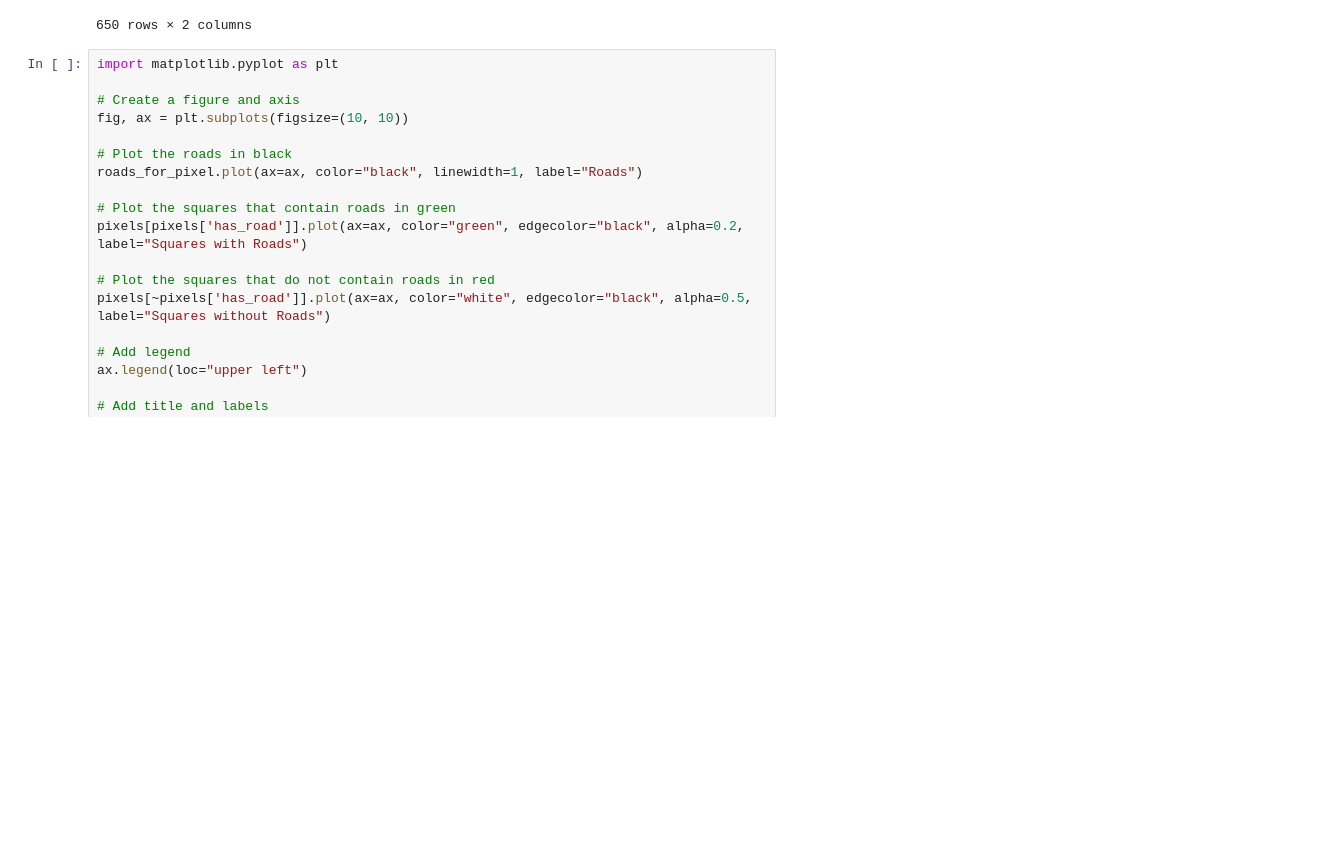
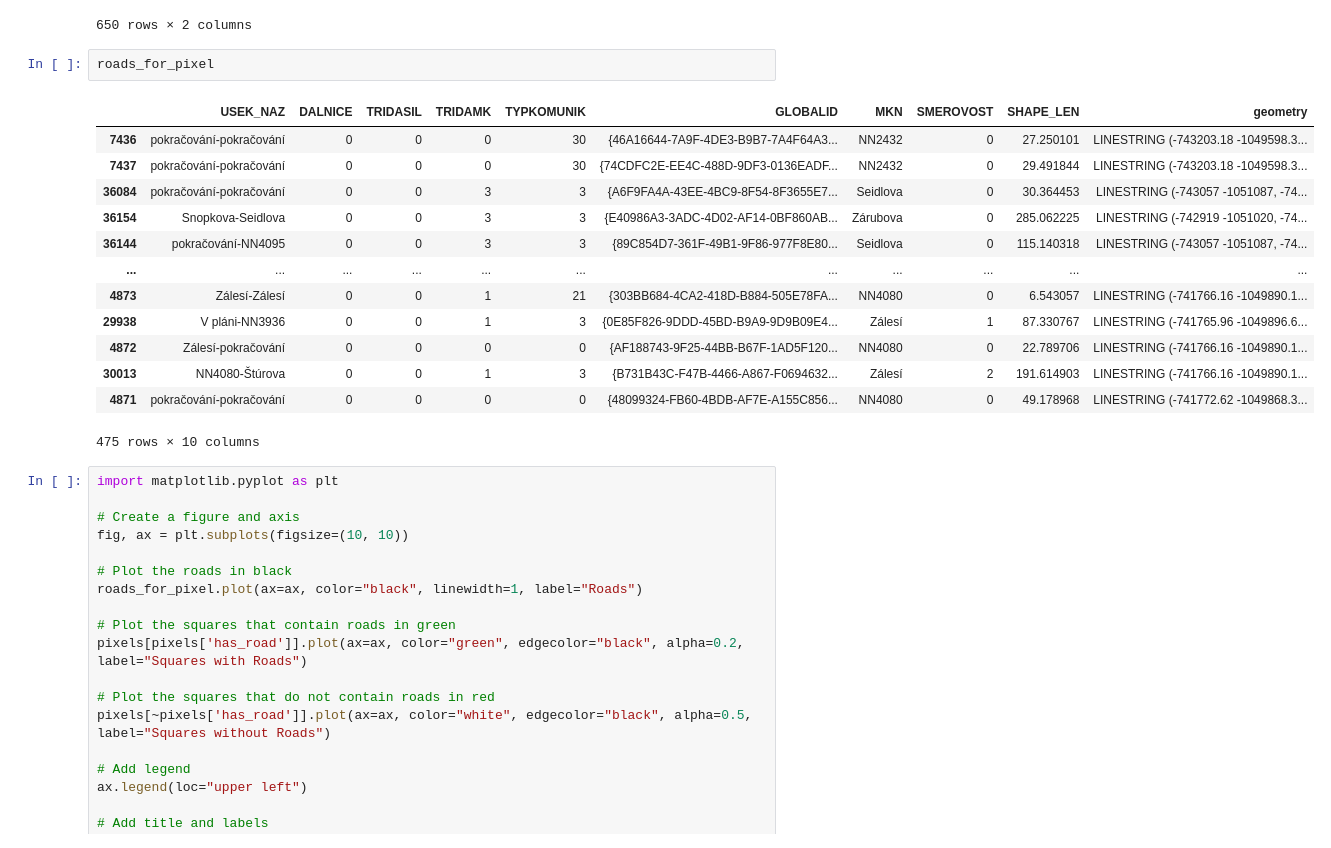
Before and after one commit to mweuro/GeoNoise, a Jupyter notebook: pixels.ipynb, the cells around one changed output. Saved outputs shown, nothing was run; the diff lists cells and outputs as text; blank space fills up the shorter version.

```diff
--- a/pixels.ipynb
+++ b/pixels.ipynb
@@ -301,6 +301,22 @@ pixels
 | 648 | POLYGON ((-741877.104 -1049545.97... | False |
 | 649 | POLYGON ((-741818.059 -1049545.97... | False |
 650 rows × 2 columns
+# %%
+roads_for_pixel
+# %% [output]
+|  | USEK_NAZ | DALNICE | TRIDASIL | TRIDAMK | TYPKOMUNIK | GLOBALID | MKN | SMEROVOST | SHAPE_LEN | geometry |
+| 7436 | pokračování-pokračování | 0 | 0 | 0 | 30 | {46A16644-7A9F-4DE3-B9B7-7A4F64A3... | NN2432 | 0 | 27.250101 | LINESTRING (-743203.18 -1049598.3... |
+| 7437 | pokračování-pokračování | 0 | 0 | 0 | 30 | {74CDFC2E-EE4C-488D-9DF3-0136EADF... | NN2432 | 0 | 29.491844 | LINESTRING (-743203.18 -1049598.3... |
+| 36084 | pokračování-pokračování | 0 | 0 | 3 | 3 | {A6F9FA4A-43EE-4BC9-8F54-8F3655E7... | Seidlova | 0 | 30.364453 | LINESTRING (-743057 -1051087, -74... |
+| 36154 | Snopkova-Seidlova | 0 | 0 | 3 | 3 | {E40986A3-3ADC-4D02-AF14-0BF860AB... | Zárubova | 0 | 285.062225 | LINESTRING (-742919 -1051020, -74... |
+| 36144 | pokračování-NN4095 | 0 | 0 | 3 | 3 | {89C854D7-361F-49B1-9F86-977F8E80... | Seidlova | 0 | 115.140318 | LINESTRING (-743057 -1051087, -74... |
+| ... | ... | ... | ... | ... | ... | ... | ... | ... | ... | ... |
+| 4873 | Zálesí-Zálesí | 0 | 0 | 1 | 21 | {303BB684-4CA2-418D-B884-505E78FA... | NN4080 | 0 | 6.543057 | LINESTRING (-741766.16 -1049890.1... |
+| 29938 | V pláni-NN3936 | 0 | 0 | 1 | 3 | {0E85F826-9DDD-45BD-B9A9-9D9B09E4... | Zálesí | 1 | 87.330767 | LINESTRING (-741765.96 -1049896.6... |
+| 4872 | Zálesí-pokračování | 0 | 0 | 0 | 0 | {AF188743-9F25-44BB-B67F-1AD5F120... | NN4080 | 0 | 22.789706 | LINESTRING (-741766.16 -1049890.1... |
+| 30013 | NN4080-Štúrova | 0 | 0 | 1 | 3 | {B731B43C-F47B-4466-A867-F0694632... | Zálesí | 2 | 191.614903 | LINESTRING (-741766.16 -1049890.1... |
+| 4871 | pokračování-pokračování | 0 | 0 | 0 | 0 | {48099324-FB60-4BDB-AF7E-A155C856... | NN4080 | 0 | 49.178968 | LINESTRING (-741772.62 -1049868.3... |
+475 rows × 10 columns
 # %%
 import matplotlib.pyplot as plt
 
```
Also changed, not shown: parts of 1 cell of this notebook.
